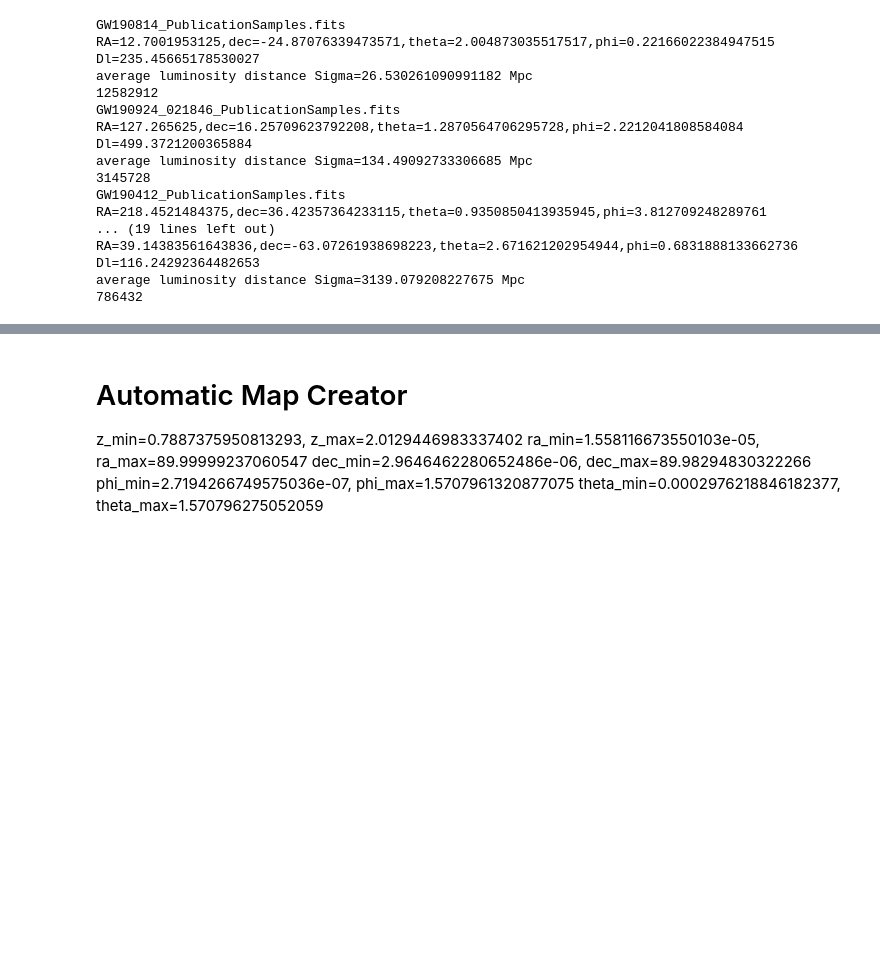
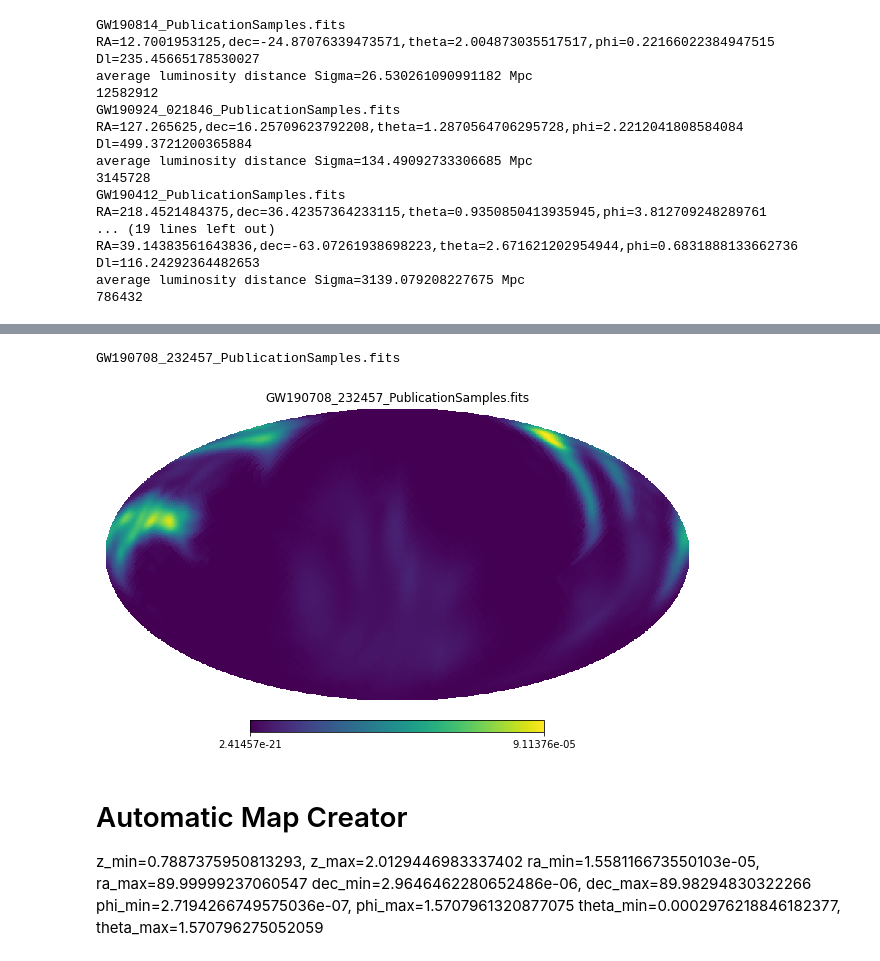
Before and after one commit to RCianca/DarkSirensStat, a Jupyter notebook: ProxyGenerator/ProxyGen.ipynb, the cells around one changed output, grey strips where cells are left out. Drawn from its saved outputs; the diff is of its cells as text; code cells hidden in the pictures; blank space fills up the shorter version.

```diff
--- a/ProxyGenerator/ProxyGen.ipynb
+++ b/ProxyGenerator/ProxyGen.ipynb
@@ -283,6 +304,20 @@ constan alpha, is therefore 1/sum(p_posterior()). This ensure unitarity.
 If this works, than we will use a 2D Gaussian distribution for the probability
 
 '''
+# %%
+fname ='GW190708_232457_PublicationSamples.fits'
+print(fname)
+skymap, metadata = fits.read_sky_map(fname, nest=None, distances=True)
+p_posterior= skymap[0]
+mu= skymap[1]
+sigma = skymap[2]
+posteriorNorm= skymap[3]
+npix = len(p_posterior)
+nside=hp.npix2nside(npix)
+hp.mollview(p_posterior, title=fname,nest=True)
+# %% [output]
+GW190708_232457_PublicationSamples.fits
+[figure, added]
 # %%
 #saved_prob=np.zeros(len(p_posterior))
 #saved_prob[ipix_disc]=p_posterior[ipix_disc]
```
Also changed, not shown: parts of 17 cells of this notebook, 17 other files.
